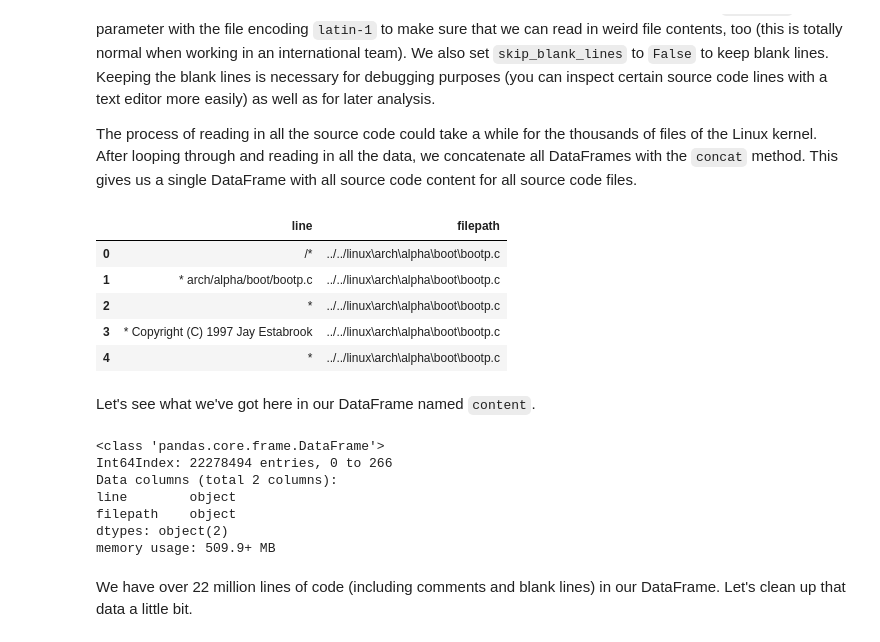
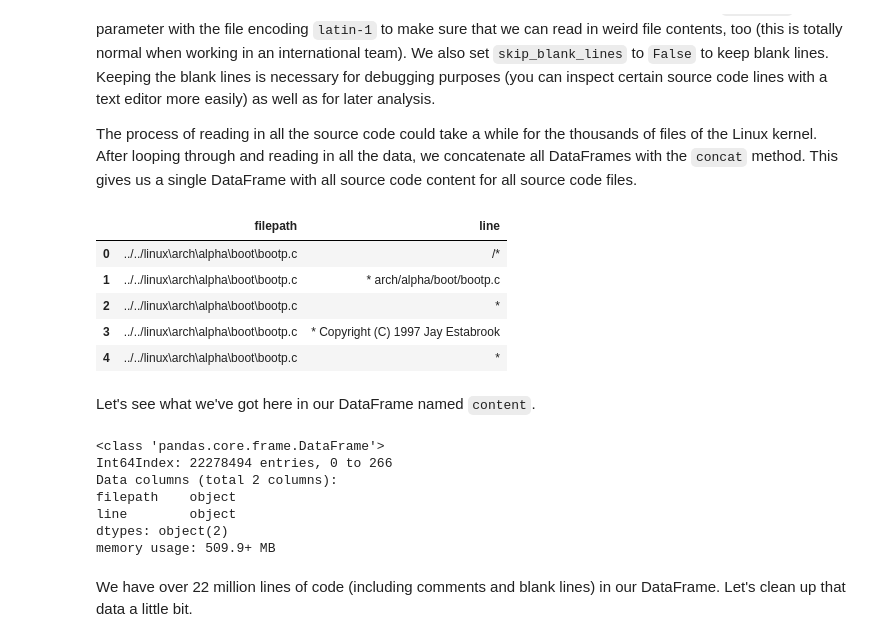
Before and after one commit to feststelltaste/software-analytics, a Jupyter notebook: notebooks/Calculating Indentation-based Complexity.ipynb, the cells around one changed output. Saved outputs shown, nothing was run; the diff lists cells and outputs as text; code cells hidden in the pictures.

```diff
--- a/notebooks/Calculating Indentation-based Complexity.ipynb
+++ b/notebooks/Calculating Indentation-based Complexity.ipynb
@@ -45,30 +45,30 @@ The process of reading in all the source code could take a while for the thousan
 # %%
 import pandas as pd
 
 content_dfs = []
 
 for path in file_list:
 
     content_df = pd.read_csv(
         path,
         encoding='latin-1',
         sep='\n',
         skip_blank_lines=False,
         names=['line']
     )
 
-    content_df['filepath'] = path
+    content_df.insert(0, 'filepath', path)
     content_dfs.append(content_df)
 
 content = pd.concat(content_dfs)
 content.head()
 # %% [output]
-|  | line | filepath |
-| 0 | /* | ../../linux\arch\alpha\boot\bootp.c |
-| 1 | * arch/alpha/boot/bootp.c | ../../linux\arch\alpha\boot\bootp.c |
-| 2 | * | ../../linux\arch\alpha\boot\bootp.c |
-| 3 | * Copyright (C) 1997 Jay Estabrook | ../../linux\arch\alpha\boot\bootp.c |
-| 4 | * | ../../linux\arch\alpha\boot\bootp.c |
+|  | filepath | line |
+| 0 | ../../linux\arch\alpha\boot\bootp.c | /* |
+| 1 | ../../linux\arch\alpha\boot\bootp.c | * arch/alpha/boot/bootp.c |
+| 2 | ../../linux\arch\alpha\boot\bootp.c | * |
+| 3 | ../../linux\arch\alpha\boot\bootp.c | * Copyright (C) 1997 Jay Estabrook |
+| 4 | ../../linux\arch\alpha\boot\bootp.c | * |
 # %% [markdown]
 Let's see what we've got here in our DataFrame named `content`.
 # %%
@@ -77,8 +77,8 @@ content.info()
 <class 'pandas.core.frame.DataFrame'>
 Int64Index: 22278494 entries, 0 to 266
 Data columns (total 2 columns):
+filepath    object
 line        object
-filepath    object
 dtypes: object(2)
 memory usage: 509.9+ MB
 # %% [markdown]
```
Also changed, not shown: parts of 5 cells of this notebook.
